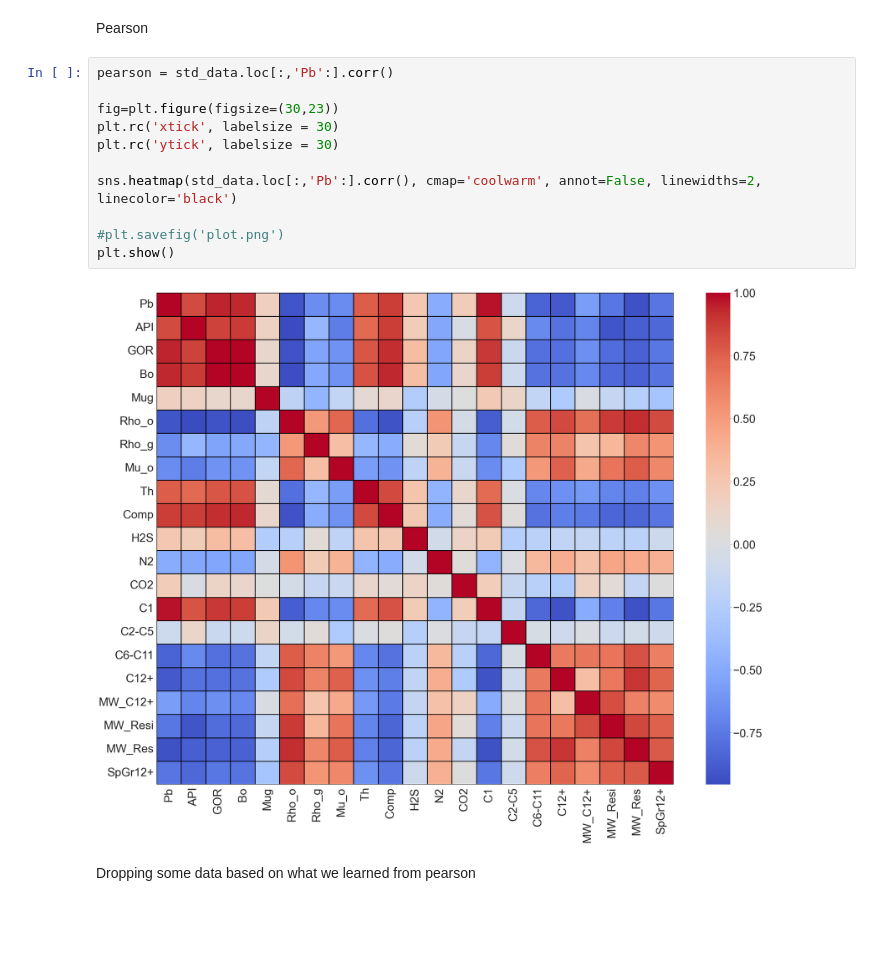
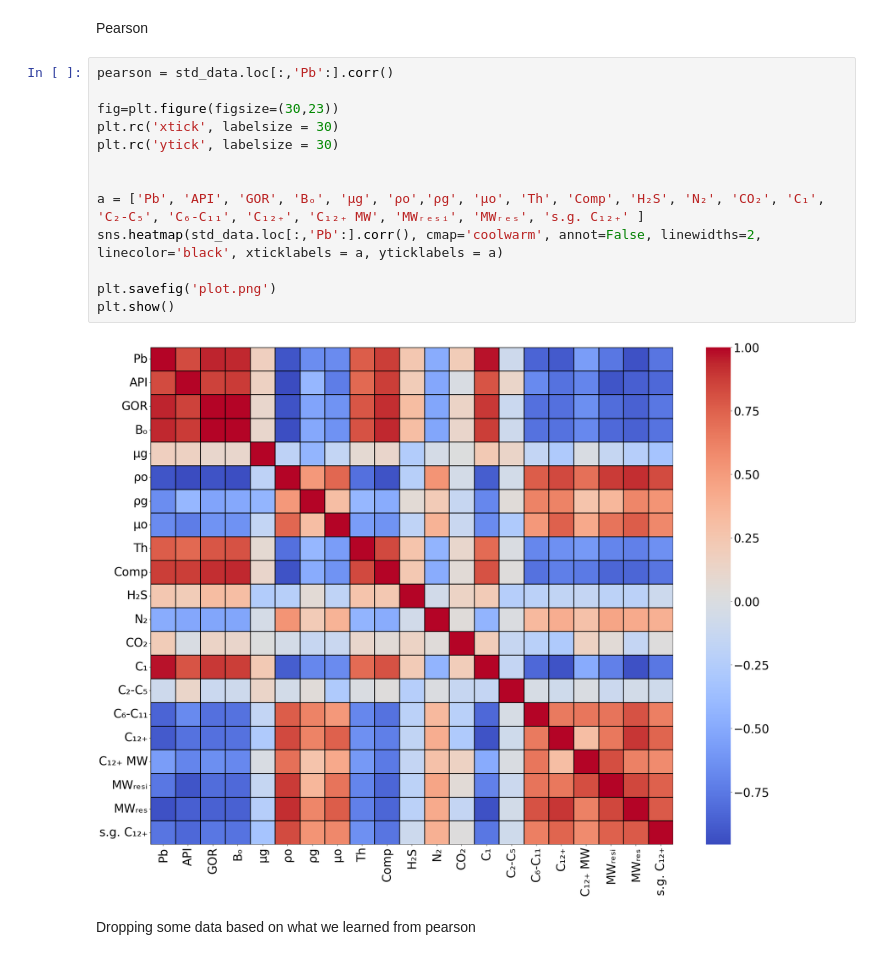
Before and after one commit to Mahdimamara/PVT, a Jupyter notebook: PVT.ipynb, the cells around one changed output. Drawn from its saved outputs; the diff is of its cells as text; blank space fills up the shorter version.

```diff
--- a/PVT.ipynb
+++ b/PVT.ipynb
@@ -22,16 +23,18 @@ Pearson
 # %%
 pearson = std_data.loc[:,'Pb':].corr()
 
 fig=plt.figure(figsize=(30,23))
 plt.rc('xtick', labelsize = 30)
 plt.rc('ytick', labelsize = 30)
 
-sns.heatmap(std_data.loc[:,'Pb':].corr(), cmap='coolwarm', annot=False, linewidths=2, linecolor='black')
 
-#plt.savefig('plot.png')
+a = ['Pb', 'API', 'GOR', 'Bₒ', 'μg', 'ρo','ρg', 'μo', 'Th', 'Comp', 'H₂S', 'N₂', 'CO₂', 'C₁', 'C₂-C₅', 'C₆-C₁₁', 'C₁₂₊', 'C₁₂₊ MW', 'MWᵣₑₛᵢ', 'MWᵣₑₛ', 's.g. C₁₂₊' ]
+sns.heatmap(std_data.loc[:,'Pb':].corr(), cmap='coolwarm', annot=False, linewidths=2, linecolor='black', xticklabels = a, yticklabels = a)
+
+plt.savefig('plot.png')
 plt.show()
 # %% [output]
-[figure, old version]
+[figure, new version]
 # %% [markdown]
 Dropping some data based on what we learned from pearson
 # %%
```
Also changed, not shown: parts of 7 cells of this notebook, 1 other file.
